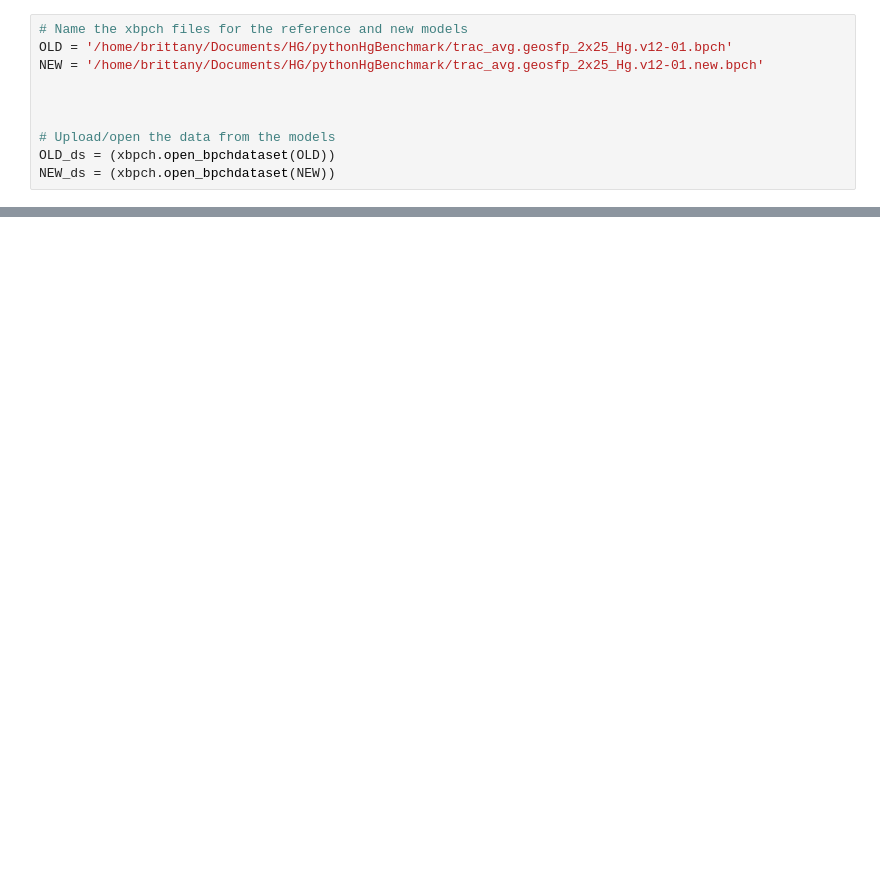
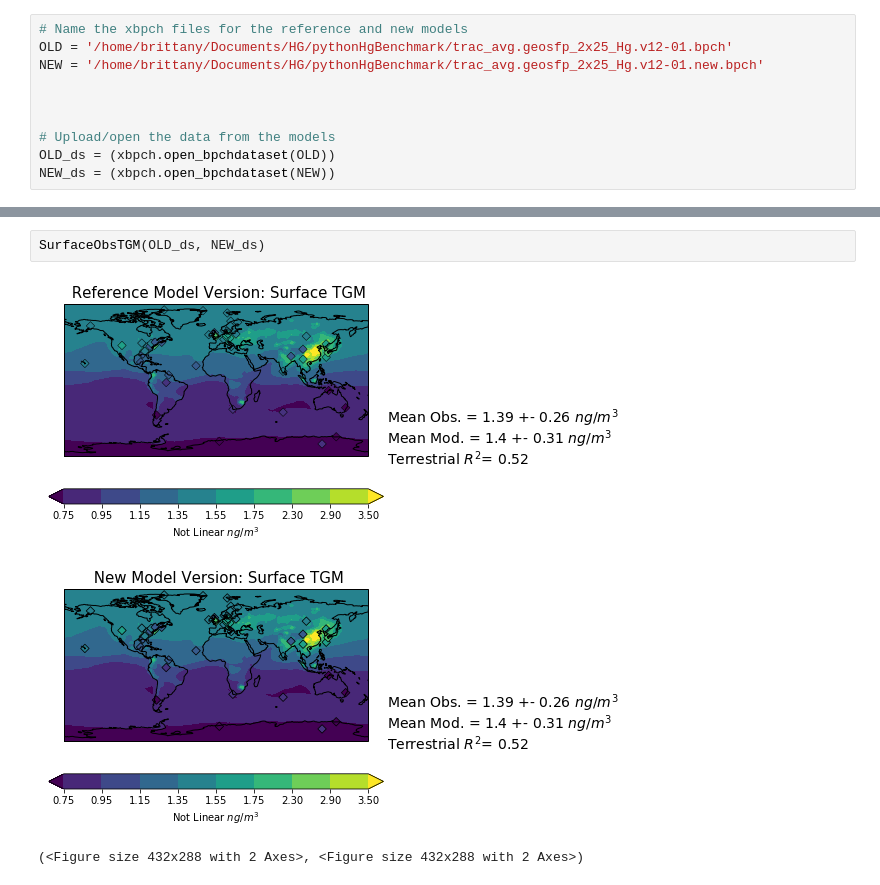
Before and after one commit to arifein/pythonHgBenchmark, a Jupyter notebook: Mainframe.ipynb, the cells around one changed output, grey strips where cells are left out. Saved outputs shown, nothing was run; the diff lists cells and outputs as text; blank space fills up the shorter version.

```diff
--- a/Mainframe.ipynb
+++ b/Mainframe.ipynb
@@ -22,0 +50,6 @@ NEW_ds = (xbpch.open_bpchdataset(NEW))
+# %%
+SurfaceObsTGM(OLD_ds, NEW_ds)
+# %% [output]
+[figure, added]
+[figure, added]
+(<Figure size 432x288 with 2 Axes>, <Figure size 432x288 with 2 Axes>)
```
Also changed, not shown: parts of 5 cells of this notebook, 4 other files.
